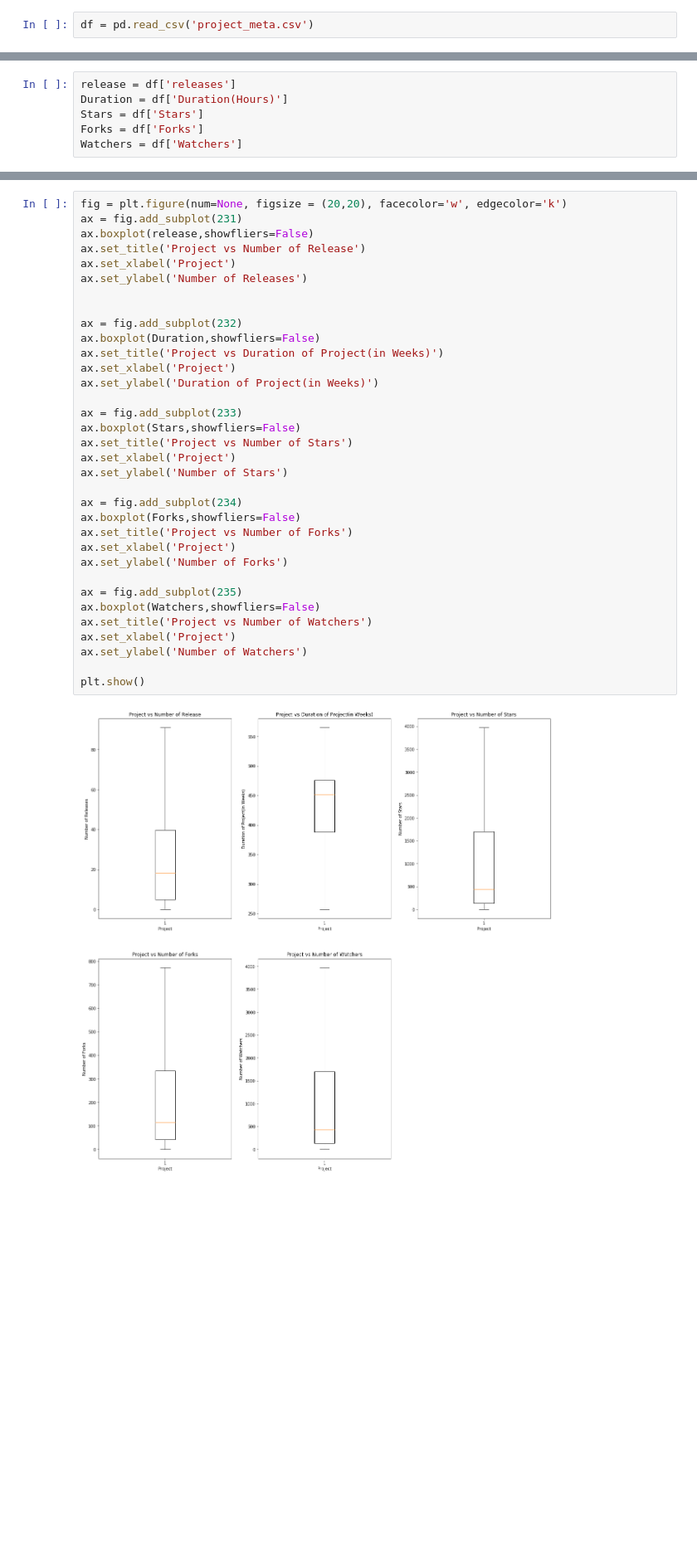
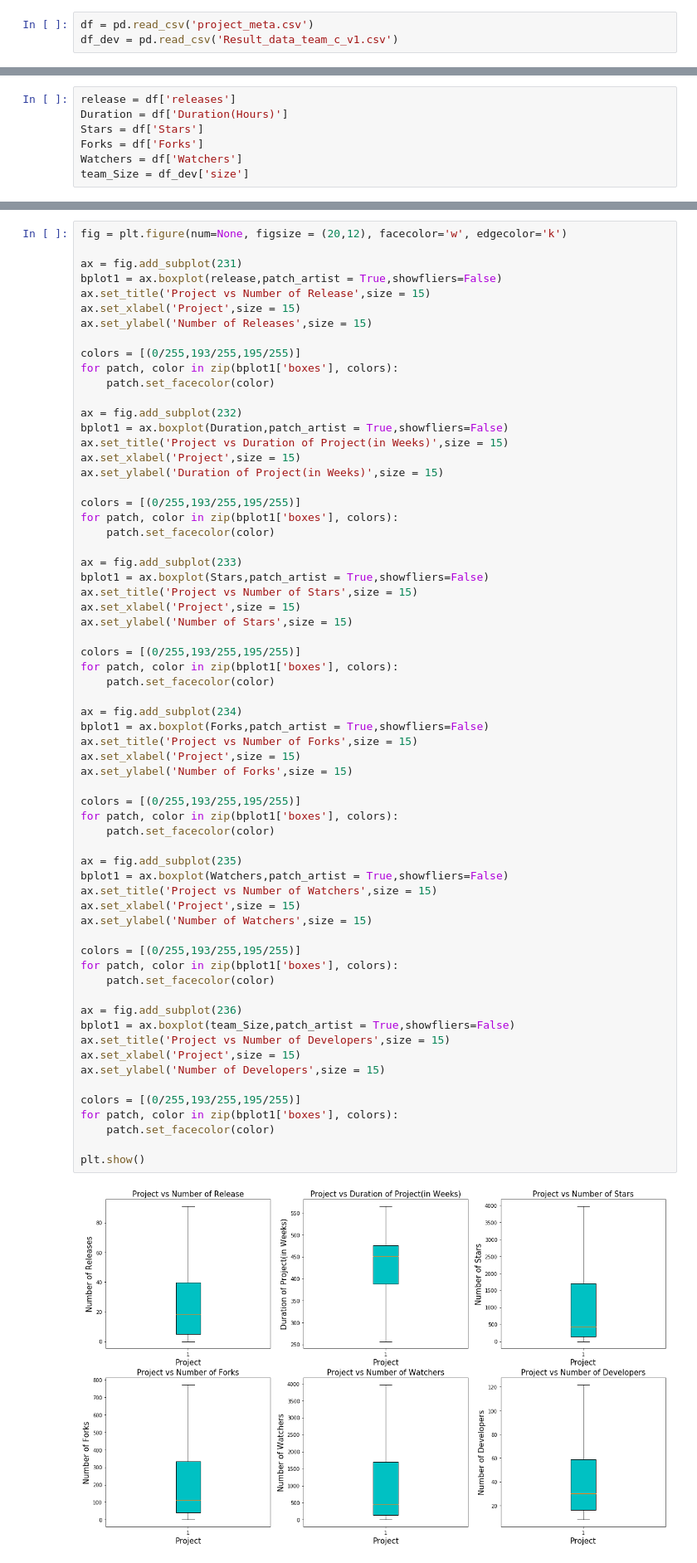
Before and after one commit to ai-se/Git_miner, a Jupyter notebook: Project Meta.ipynb, the cells around one changed output, grey strips where cells are left out. Shown: that part at 83% size. Saved outputs shown, nothing was run; the diff lists cells and outputs as text; blank space fills up the shorter version.

```diff
--- a/Project Meta.ipynb
+++ b/Project Meta.ipynb
@@ -8,6 +8,7 @@ import networkx as nx
 import pandas as pd
 # %%
 df = pd.read_csv('project_meta.csv')
+df_dev = pd.read_csv('Result_data_team_c_v1.csv')
 # %%
 df.columns
 # %% [output]
@@ -20,6 +19,7 @@ Duration = df['Duration(Hours)']
 Stars = df['Stars']
 Forks = df['Forks']
 Watchers = df['Watchers']
+team_Size = df_dev['size']
 # %%
 #red_square = dict(markerfacecolor='r', marker='s')
 #plt.figure(num=None, figsize = (50,10), facecolor='w', edgecolor='k')
@@ -96,38 +96,68 @@ plt.show()
 # %% [output]
 [figure]
 # %%
-fig = plt.figure(num=None, figsize = (20,20), facecolor='w', edgecolor='k')
+fig = plt.figure(num=None, figsize = (20,12), facecolor='w', edgecolor='k')
+
 ax = fig.add_subplot(231)
-ax.boxplot(release,showfliers=False)
-ax.set_title('Project vs Number of Release')
-ax.set_xlabel('Project')
-ax.set_ylabel('Number of Releases')
+bplot1 = ax.boxplot(release,patch_artist = True,showfliers=False)
+ax.set_title('Project vs Number of Release',size = 15)
+ax.set_xlabel('Project',size = 15)
+ax.set_ylabel('Number of Releases',size = 15)
 
+colors = [(0/255,193/255,195/255)]
+for patch, color in zip(bplot1['boxes'], colors):
+    patch.set_facecolor(color)
 
 ax = fig.add_subplot(232)
-ax.boxplot(Duration,showfliers=False)
-ax.set_title('Project vs Duration of Project(in Weeks)')
-ax.set_xlabel('Project')
-ax.set_ylabel('Duration of Project(in Weeks)')
+bplot1 = ax.boxplot(Duration,patch_artist = True,showfliers=False)
+ax.set_title('Project vs Duration of Project(in Weeks)',size = 15)
+ax.set_xlabel('Project',size = 15)
+ax.set_ylabel('Duration of Project(in Weeks)',size = 15)
+
+colors = [(0/255,193/255,195/255)]
+for patch, color in zip(bplot1['boxes'], colors):
+    patch.set_facecolor(color)
 
 ax = fig.add_subplot(233)
-ax.boxplot(Stars,showfliers=False)
-ax.set_title('Project vs Number of Stars')
-ax.set_xlabel('Project')
-ax.set_ylabel('Number of Stars')
+bplot1 = ax.boxplot(Stars,patch_artist = True,showfliers=False)
+ax.set_title('Project vs Number of Stars',size = 15)
+ax.set_xlabel('Project',size = 15)
+ax.set_ylabel('Number of Stars',size = 15)
+
+colors = [(0/255,193/255,195/255)]
+for patch, color in zip(bplot1['boxes'], colors):
+    patch.set_facecolor(color)
 
 ax = fig.add_subplot(234)
-ax.boxplot(Forks,showfliers=False)
-ax.set_title('Project vs Number of Forks')
-ax.set_xlabel('Project')
-ax.set_ylabel('Number of Forks')
+bplot1 = ax.boxplot(Forks,patch_artist = True,showfliers=False)
+ax.set_title('Project vs Number of Forks',size = 15)
+ax.set_xlabel('Project',size = 15)
+ax.set_ylabel('Number of Forks',size = 15)
+
+colors = [(0/255,193/255,195/255)]
+for patch, color in zip(bplot1['boxes'], colors):
+    patch.set_facecolor(color)
 
 ax = fig.add_subplot(235)
-ax.boxplot(Watchers,showfliers=False)
-ax.set_title('Project vs Number of Watchers')
-ax.set_xlabel('Project')
-ax.set_ylabel('Number of Watchers')
+bplot1 = ax.boxplot(Watchers,patch_artist = True,showfliers=False)
+ax.set_title('Project vs Number of Watchers',size = 15)
+ax.set_xlabel('Project',size = 15)
+ax.set_ylabel('Number of Watchers',size = 15)
+
+colors = [(0/255,193/255,195/255)]
+for patch, color in zip(bplot1['boxes'], colors):
+    patch.set_facecolor(color)
+
+ax = fig.add_subplot(236)
+bplot1 = ax.boxplot(team_Size,patch_artist = True,showfliers=False)
+ax.set_title('Project vs Number of Developers',size = 15)
+ax.set_xlabel('Project',size = 15)
+ax.set_ylabel('Number of Developers',size = 15)
+
+colors = [(0/255,193/255,195/255)]
+for patch, color in zip(bplot1['boxes'], colors):
+    patch.set_facecolor(color)
 
 plt.show()
 # %% [output]
-[figure, old version]
+[figure, new version]
```
Also changed, not shown: parts of 2 cells of this notebook, 9 other files.
